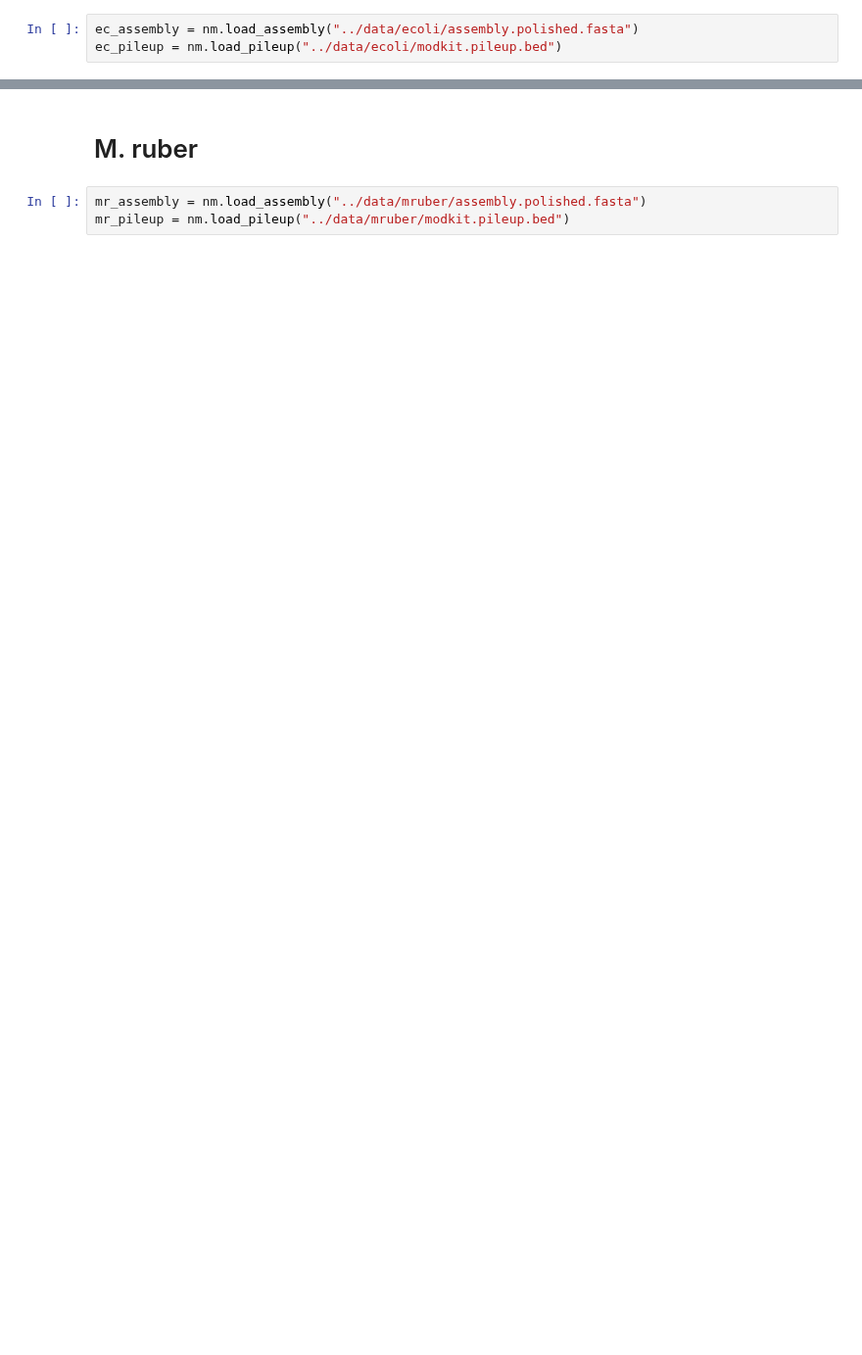
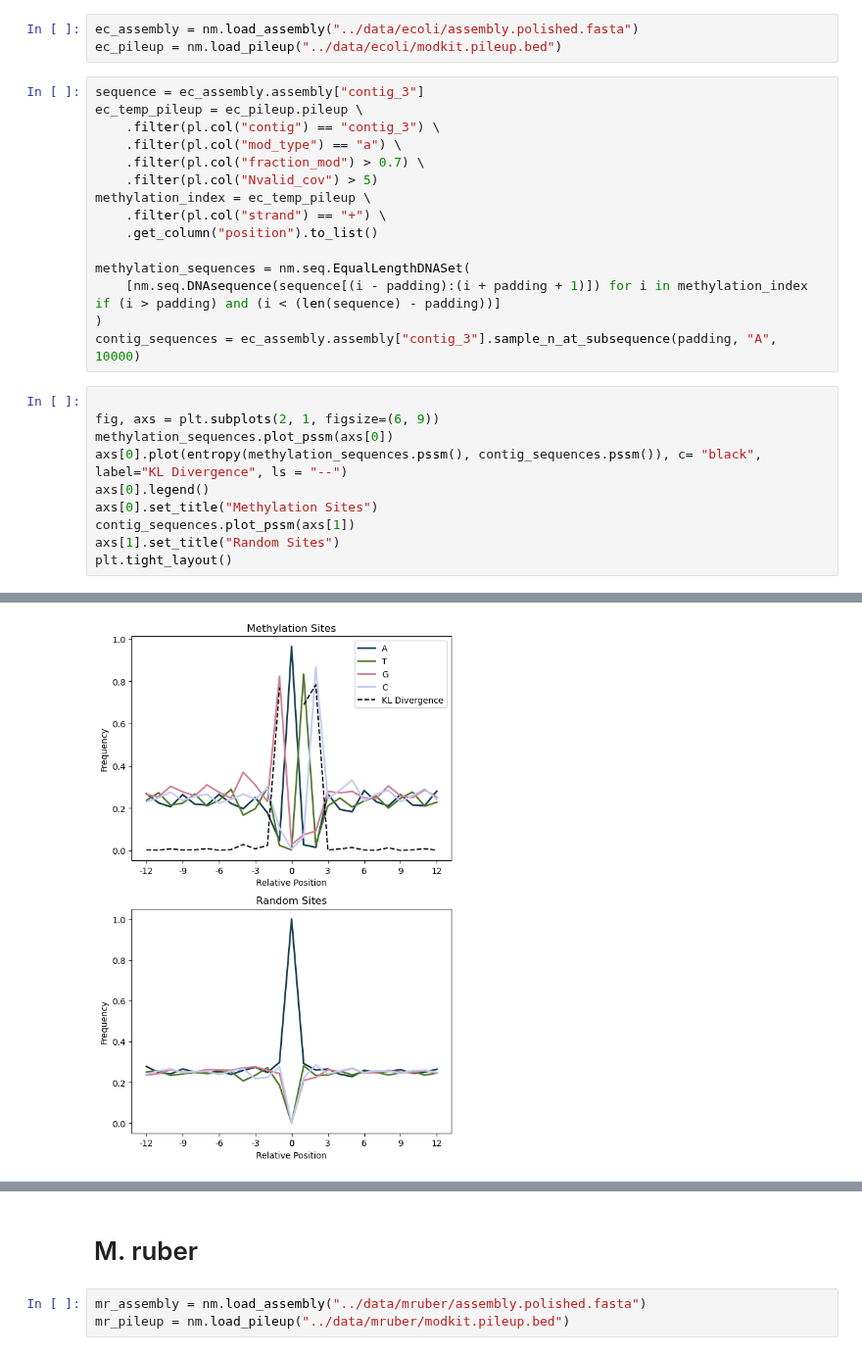
Before and after one commit to MicrobialDarkMatter/nanomotif, a Jupyter notebook: reports/candidate-selection.ipynb, the cells around one changed output, grey strips where cells are left out. Shown at 98% size. Drawn from its saved outputs; the diff is of its cells as text; blank space fills up the shorter version.

```diff
--- a/reports/candidate-selection.ipynb
+++ b/reports/candidate-selection.ipynb
@@ -39,3 +38,29 @@ This should grow a motif by incorporation the most informative positions and bas
 # %%
 ec_assembly = nm.load_assembly("../data/ecoli/assembly.polished.fasta")
 ec_pileup = nm.load_pileup("../data/ecoli/modkit.pileup.bed")
+# %%
+sequence = ec_assembly.assembly["contig_3"]
+ec_temp_pileup = ec_pileup.pileup \
+    .filter(pl.col("contig") == "contig_3") \
+    .filter(pl.col("mod_type") == "a") \
+    .filter(pl.col("fraction_mod") > 0.7) \
+    .filter(pl.col("Nvalid_cov") > 5)
+methylation_index = ec_temp_pileup \
+    .filter(pl.col("strand") == "+") \
+    .get_column("position").to_list()
+
+methylation_sequences = nm.seq.EqualLengthDNASet(
+    [nm.seq.DNAsequence(sequence[(i - padding):(i + padding + 1)]) for i in methylation_index if (i > padding) and (i < (len(sequence) - padding))]
+)
+contig_sequences = ec_assembly.assembly["contig_3"].sample_n_at_subsequence(padding, "A", 10000)
+# %%
+
+fig, axs = plt.subplots(2, 1, figsize=(6, 9))
+methylation_sequences.plot_pssm(axs[0])
+axs[0].plot(entropy(methylation_sequences.pssm(), contig_sequences.pssm()), c= "black", label="KL Divergence", ls = "--")
+axs[0].legend()
+axs[0].set_title("Methylation Sites")
+contig_sequences.plot_pssm(axs[1])
+axs[1].set_title("Random Sites")
+plt.tight_layout()
+# %% [output]
@@ -41,0 +84 @@ ec_pileup = nm.load_pileup("../data/ecoli/modkit.pileup.bed")
+[figure, added]
```
Also changed, not shown: parts of 46 cells of this notebook, 1 other file.
